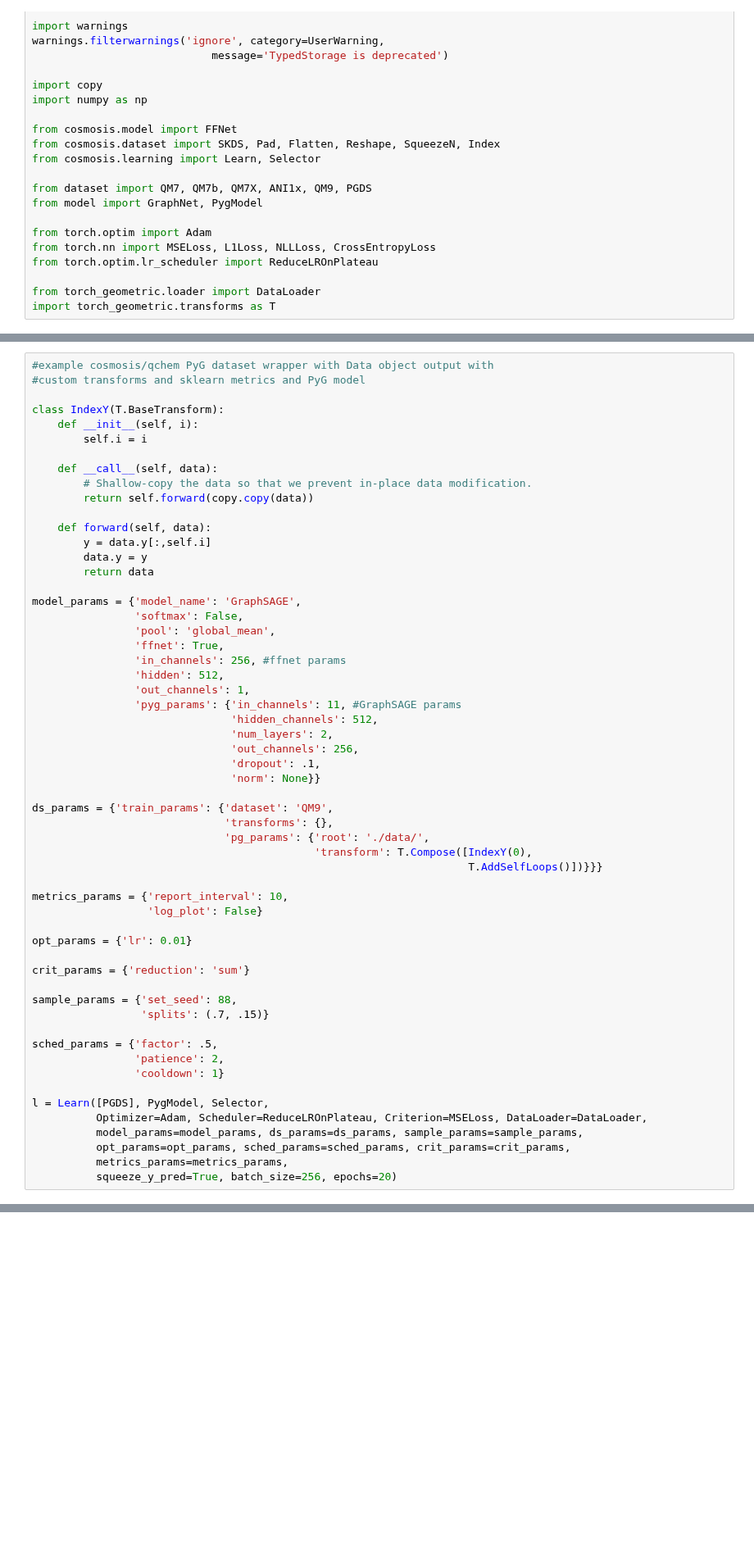
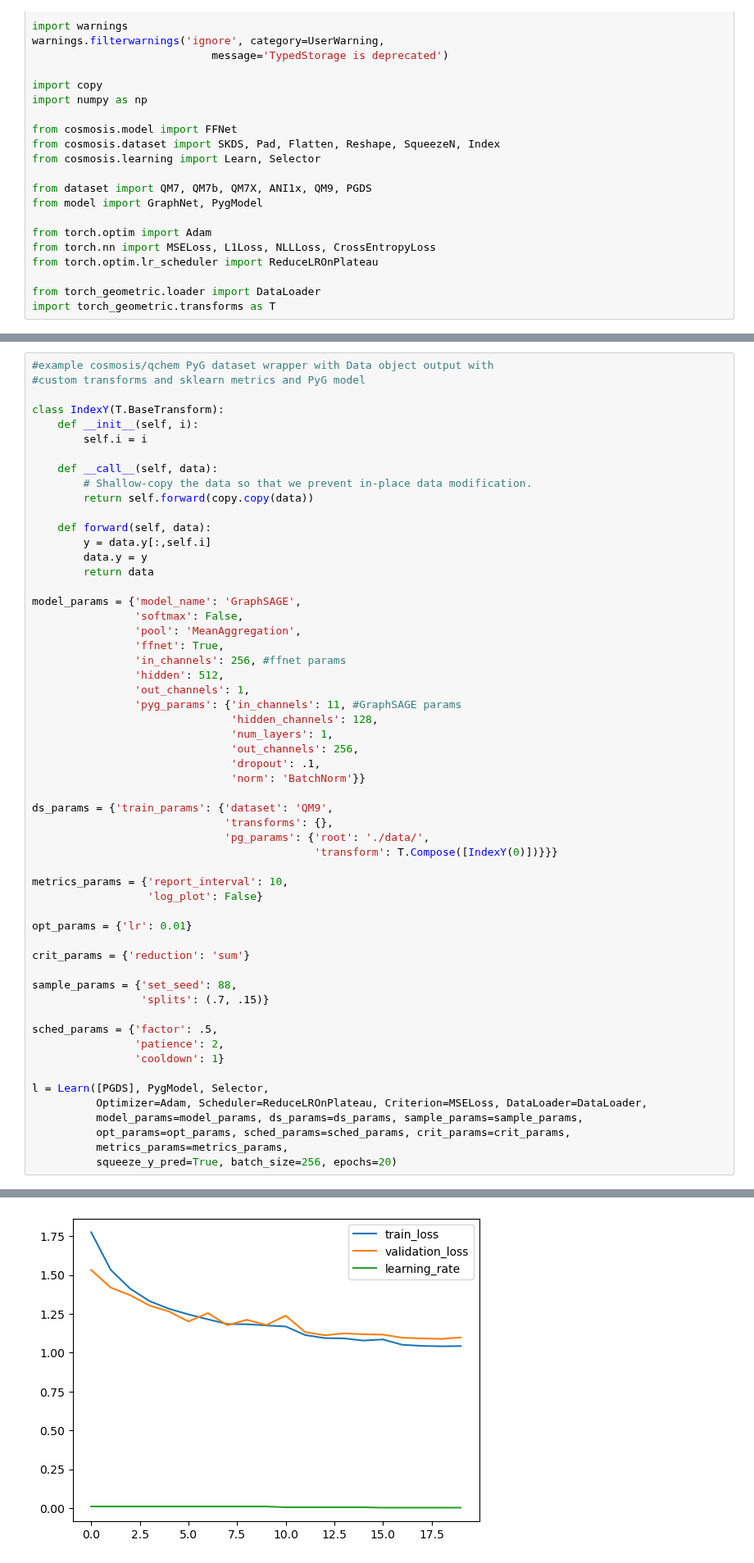
Before and after one commit to icanswim/qchem, a Jupyter notebook: experiment.ipynb, the cells around one changed output, grey strips where cells are left out. Shown at 82% size. Drawn from its saved outputs; the diff is of its cells as text; blank space fills up the shorter version.

```diff
--- a/experiment.ipynb
+++ b/experiment.ipynb
@@ -296,23 +362,22 @@ class IndexY(T.BaseTransform):
 
 model_params = {'model_name': 'GraphSAGE',
                 'softmax': False,
-                'pool': 'global_mean',
+                'pool': 'MeanAggregation',
                 'ffnet': True,
                 'in_channels': 256, #ffnet params
                 'hidden': 512,
                 'out_channels': 1,
                 'pyg_params': {'in_channels': 11, #GraphSAGE params
-                               'hidden_channels': 512,
-                               'num_layers': 2,
+                               'hidden_channels': 128,
+                               'num_layers': 1,
                                'out_channels': 256,
                                'dropout': .1,
-                               'norm': None}}
+                               'norm': 'BatchNorm'}}
 
 ds_params = {'train_params': {'dataset': 'QM9',
                               'transforms': {},
                               'pg_params': {'root': './data/',
-                                            'transform': T.Compose([IndexY(0),
-                                                                    T.AddSelfLoops()])}}}
+                                            'transform': T.Compose([IndexY(0)])}}}
 
 metrics_params = {'report_interval': 10,
                   'log_plot': False}
@@ -334,3 +399,4 @@ l = Learn([PGDS], PygModel, Selector,
           opt_params=opt_params, sched_params=sched_params, crit_params=crit_params,
           metrics_params=metrics_params,
           squeeze_y_pred=True, batch_size=256, epochs=20)
+# %% [output]
@@ -337,3 +420,4 @@ l = Learn([PGDS], PygModel, Selector,
+[figure, added]
 # %%
 #example cosmosis/qchem PyG dataset wrapper with custum transform with
 #dictionary output and custom cosmosis model
```
Also changed, not shown: parts of 7 cells of this notebook, 2 other files.
